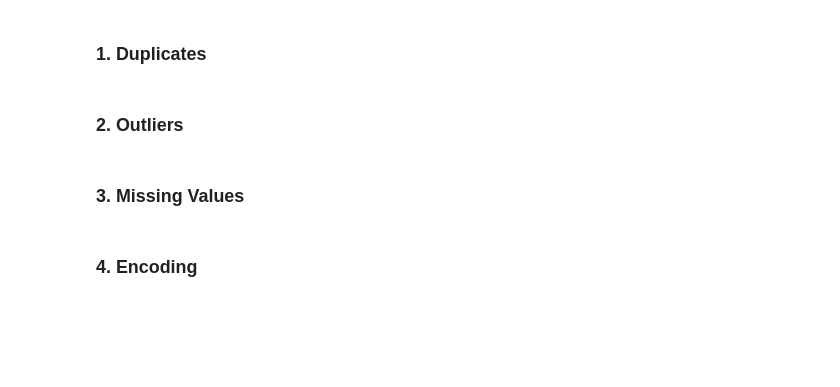
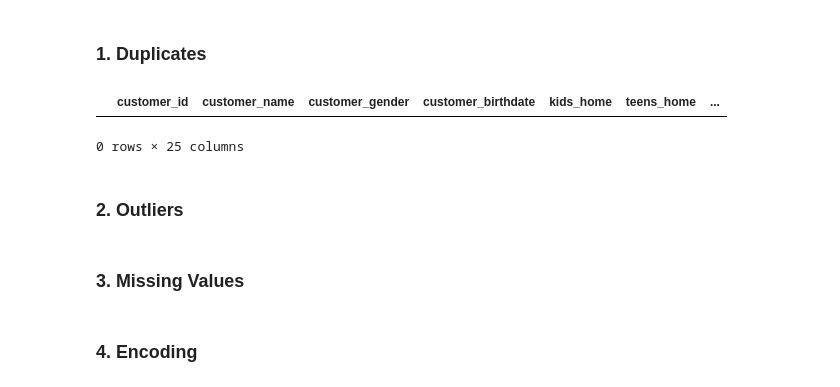
Before and after one commit to beatrizmarques2005/customer_segmentation, a Jupyter notebook: notebook_testing/preprocessing.ipynb, the cells around one changed output. Drawn from its saved outputs; the diff is of its cells as text; code cells hidden in the pictures; blank space fills up the shorter version.

```diff
--- a/notebook_testing/preprocessing.ipynb
+++ b/notebook_testing/preprocessing.ipynb
@@ -63,3 +89,10 @@ cus
+# %%
+# Exploration
+customer_info_duplicated = customer_info[customer_info.duplicated()]
+customer_info_duplicated.head()
+# %% [output]
+|  | customer_id | customer_name | customer_gender | customer_birthdate | kids_home | teens_home | ... |
+0 rows × 25 columns
 # %%
 # Treatment
 # %% [markdown]
```
Also changed, not shown: parts of 14 cells of this notebook.
